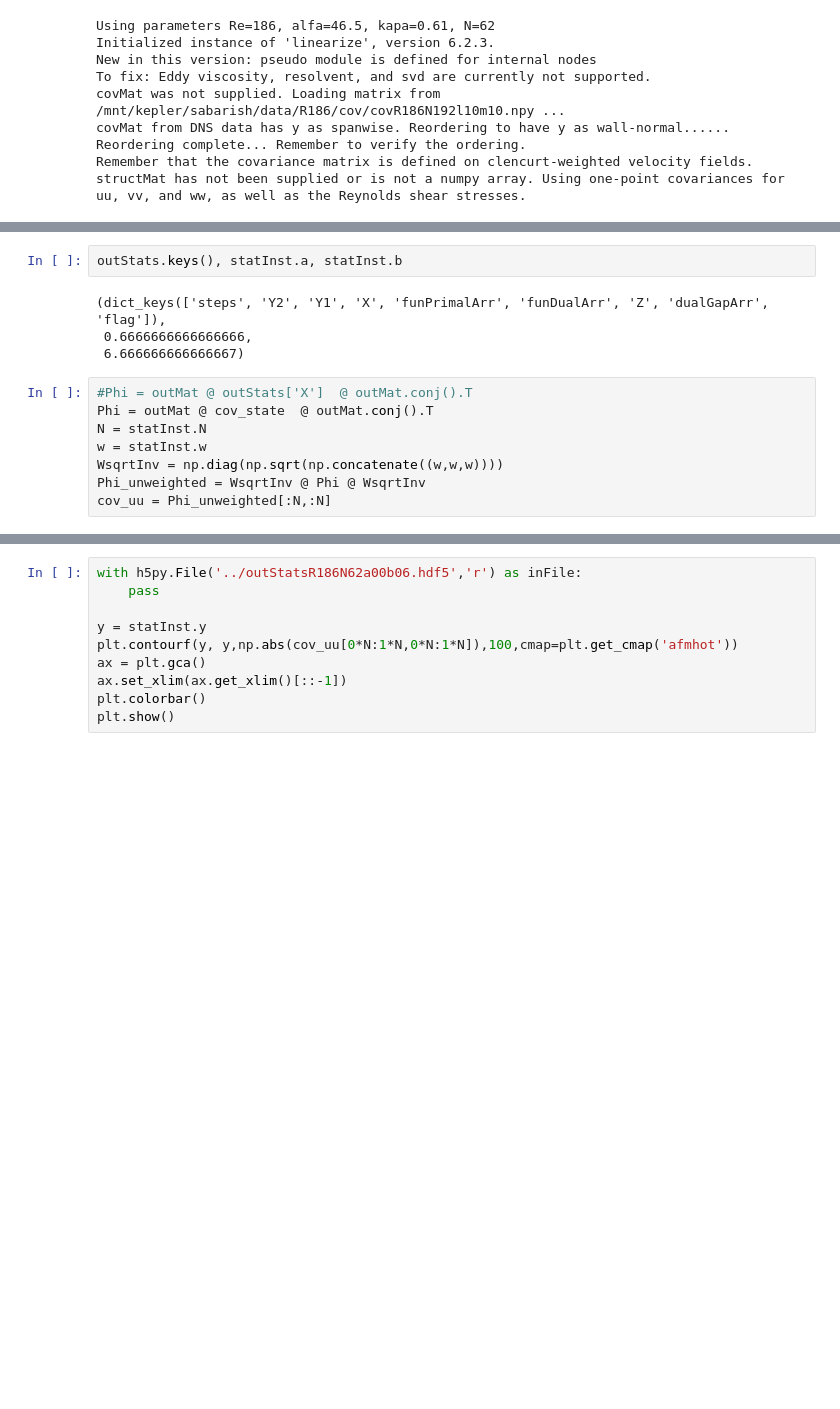
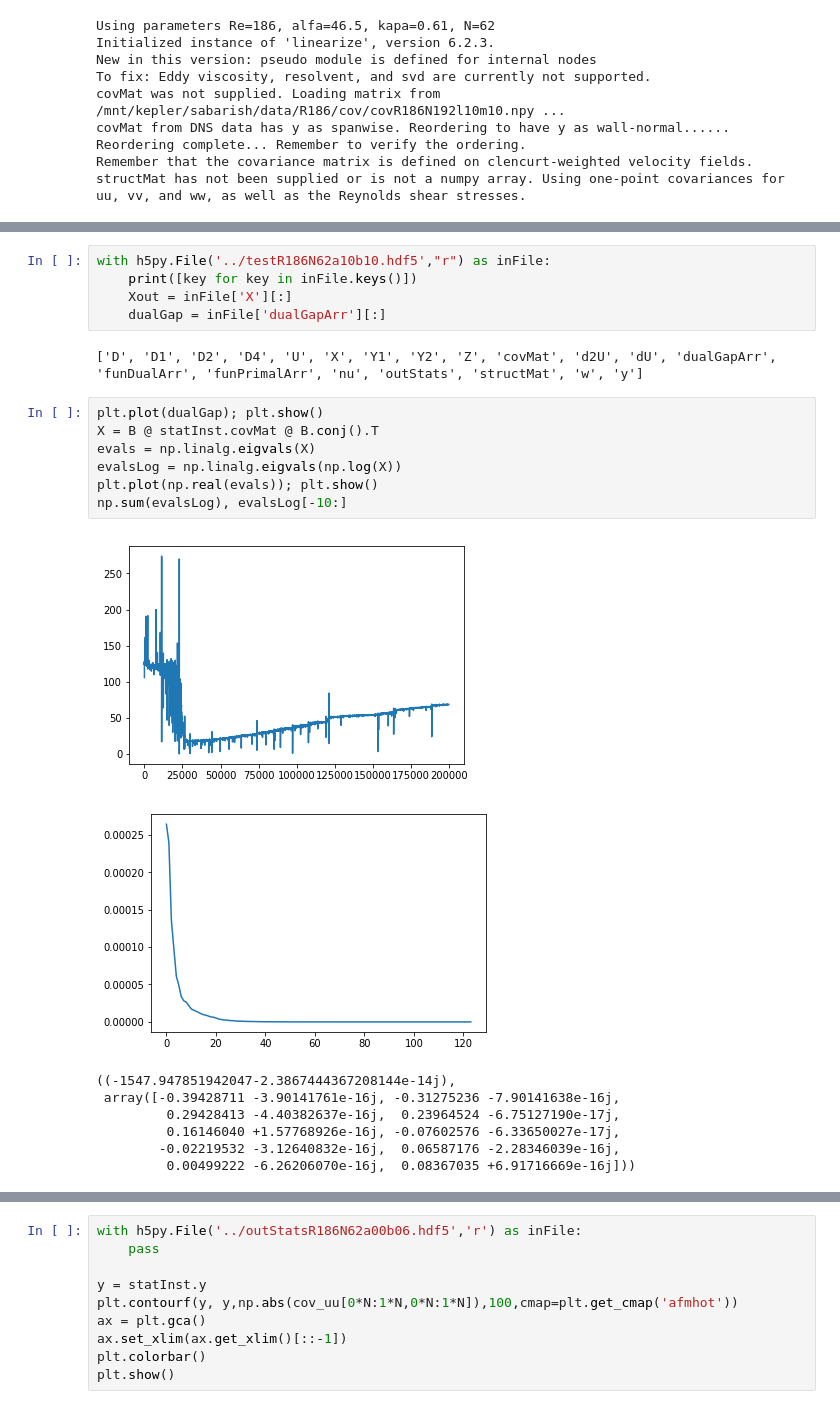
Before and after one commit to saba-vadarevu/Linear-Coherent-Structures-in-Channel-flows, a Jupyter notebook: library/statisticCompletion.ipynb, the cells around one changed output, grey strips where cells are left out. Saved outputs shown, nothing was run; the diff lists cells and outputs as text; blank space fills up the shorter version.

```diff
--- a/library/statisticCompletion.ipynb
+++ b/library/statisticCompletion.ipynb
@@ -161,14 +185,23 @@ stepSize_BB  stepSize  tolPrimal   resPrimal  tolDual   abs(dualGap)    iter
-# %%
-outStats.keys(), statInst.a, statInst.b
-# %% [output]
-(dict_keys(['steps', 'Y2', 'Y1', 'X', 'funPrimalArr', 'funDualArr', 'Z', 'dualGapArr', 'flag']),
- 0.6666666666666666,
- 6.666666666666667)
-# %%
-#Phi = outMat @ outStats['X']  @ outMat.conj().T
-Phi = outMat @ cov_state  @ outMat.conj().T
-N = statInst.N
-w = statInst.w
-WsqrtInv = np.diag(np.sqrt(np.concatenate((w,w,w))))
-Phi_unweighted = WsqrtInv @ Phi @ WsqrtInv
-cov_uu = Phi_unweighted[:N,:N]
+# %%
+with h5py.File('../testR186N62a10b10.hdf5',"r") as inFile:
+    print([key for key in inFile.keys()])
+    Xout = inFile['X'][:]
+    dualGap = inFile['dualGapArr'][:]
+# %% [output]
+['D', 'D1', 'D2', 'D4', 'U', 'X', 'Y1', 'Y2', 'Z', 'covMat', 'd2U', 'dU', 'dualGapArr', 'funDualArr', 'funPrimalArr', 'nu', 'outStats', 'structMat', 'w', 'y']
+# %%
+plt.plot(dualGap); plt.show()
+X = B @ statInst.covMat @ B.conj().T
+evals = np.linalg.eigvals(X)
+evalsLog = np.linalg.eigvals(np.log(X))
+plt.plot(np.real(evals)); plt.show()
+np.sum(evalsLog), evalsLog[-10:]
+# %% [output]
+[figure, added]
+[figure, added]
+((-1547.947851942047-2.3867444367208144e-14j),
+ array([-0.39428711 -3.90141761e-16j, -0.31275236 -7.90141638e-16j,
+         0.29428413 -4.40382637e-16j,  0.23964524 -6.75127190e-17j,
+         0.16146040 +1.57768926e-16j, -0.07602576 -6.33650027e-17j,
+        -0.02219532 -3.12640832e-16j,  0.06587176 -2.28346039e-16j,
+         0.00499222 -6.26206070e-16j,  0.08367035 +6.91716669e-16j]))
```
Also changed, not shown: parts of 5 cells of this notebook, 9 other files.
